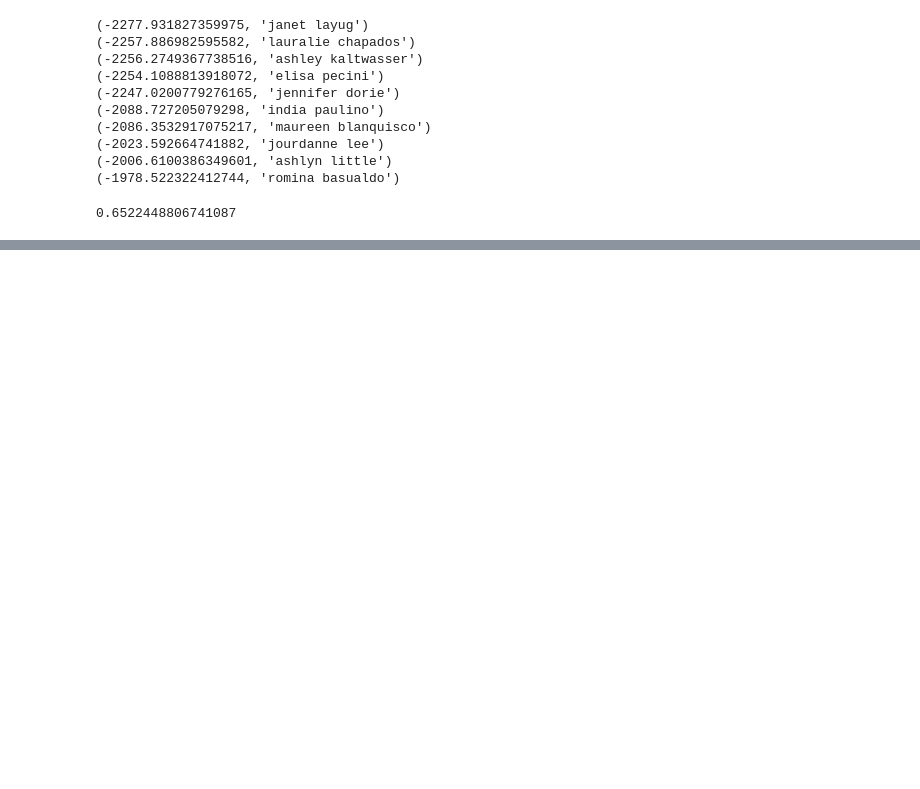
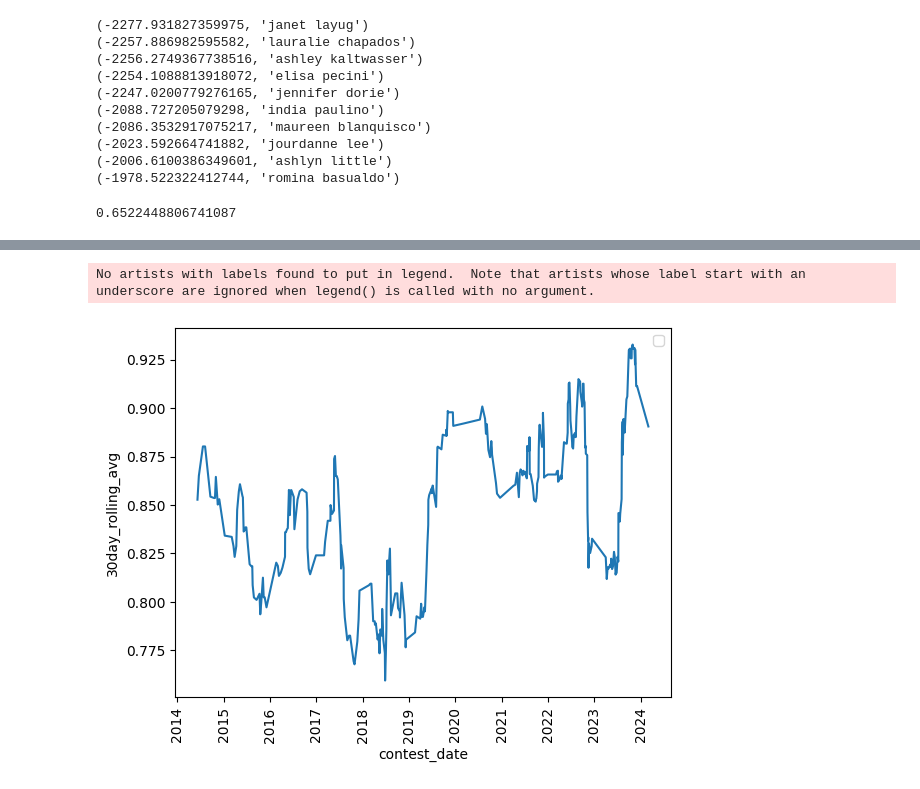
Before and after one commit to andrei-prokhorov/bodybuilding-ranking, a Jupyter notebook: elo_rating.ipynb, the cells around one changed output, grey strips where cells are left out. Drawn from its saved outputs; the diff is of its cells as text; code cells hidden in the pictures; blank space fills up the shorter version.

```diff
--- a/elo_rating.ipynb
+++ b/elo_rating.ipynb
@@ -157,0 +236,17 @@ competitors['ashley kaltwasser'].win_probs(competitors['jennifer dorie'])
+# %%
+for idx, div in enumerate(['men\'s physique']):
+    df_groupby = (df_pro_open[(df_pro_open['placing'] == 1) & (df_pro_open['division'] == div)]
+                  .groupby(by = ['division', 'contest_date']))
+    mean_elo_percentile = df_groupby['elo_percentile'].mean()
+    mean_elo_percentile = mean_elo_percentile.reset_index()
+    mean_elo_percentile['30day_rolling_avg'] = mean_elo_percentile['elo_percentile'].rolling(30).mean()
+
+    sns.lineplot(x='contest_date',
+                y='30day_rolling_avg',
+                data=mean_elo_percentile,
+                palette='deep')
+    plt.legend()
+    plt.xticks(rotation=90);
+# %% [output]
+No artists with labels found to put in legend.  Note that artists whose label start with an underscore are ignored when legend() is called with no argument.
+[figure, added]
```
Also changed, not shown: parts of 30 cells of this notebook.
